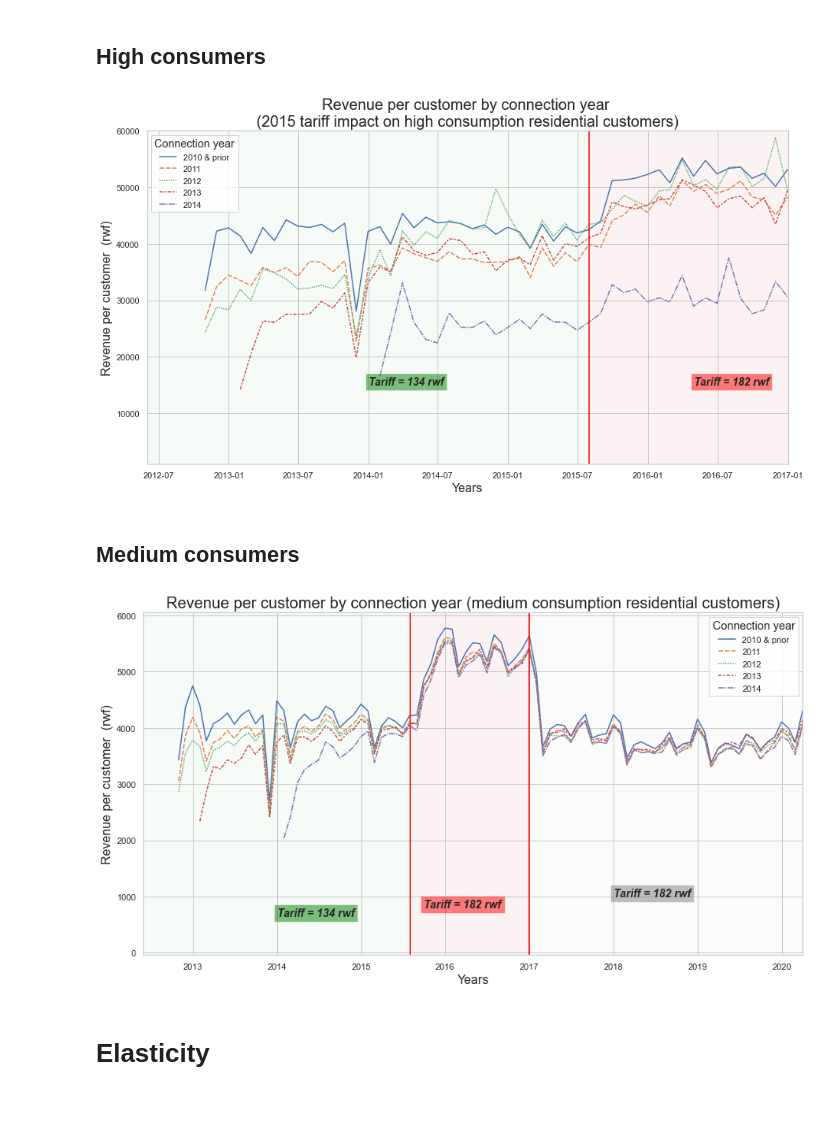
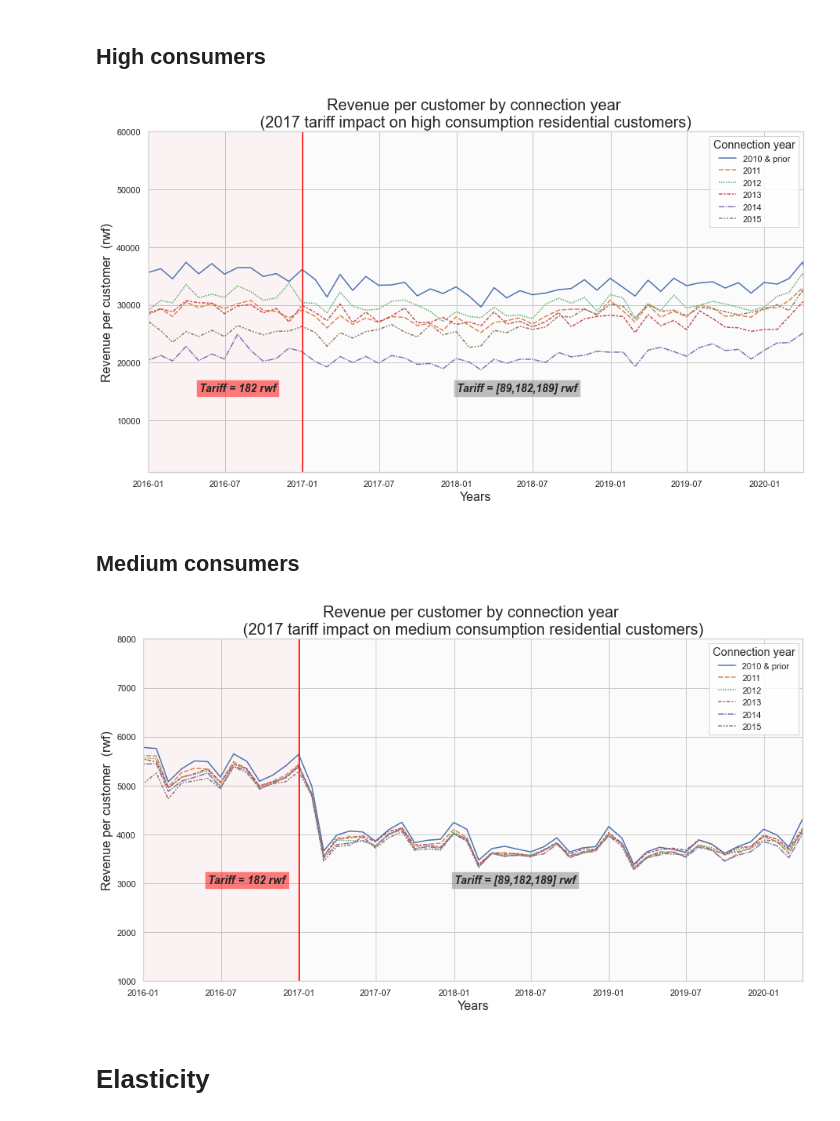
Before and after one commit to mugyenyij/reg_consumption, a Jupyter notebook: median_consumption_by_conn_year.ipynb, the cells around one changed output. Drawn from its saved outputs; the diff is of its cells as text; code cells hidden in the pictures.

```diff
--- a/median_consumption_by_conn_year.ipynb
+++ b/median_consumption_by_conn_year.ipynb
@@ -66,8 +66,7 @@ high_tarrif_df.set_index(['date'], inplace=True)
 payts_dir = '/Users/joelmugyenyi/Desktop/REG_CSV/_smoothed_data'
 payts_datafile = 'smoothed_payments_06142021.pck'
 payts_fp = os.path.join(payts_dir, payts_datafile)
-payts_df = pd.read_pickle(
-    '/Users/joelmugyenyi/Desktop/REG_CSV/_smoothed_data/smoothed_payments_06142021.pck')
+payts_df = pd.read_pickle(payts_fp)
 payts_df['trans_period'] = pd.to_datetime(payts_df[['year', 'month']].assign(day=lambda x: x['month'].apply(
     lambda y: 31 if y in [1, 3, 5, 7, 8, 10, 12] else (30 if y in [4, 6, 9, 11] else (28 if y == 2 else np.nan)))))
 
@@ -973,7 +1109,7 @@ plt.axvspan(datetime.date(2015, 8, 1), datetime.date(2017, 1, 1), alpha=0.03, co
 plt.axvspan(datetime.date(2012, 1, 1),datetime.date(2015, 8, 1), alpha=0.03, color='green')
 plt.axvspan(datetime.date(2015, 8, 1),datetime.date(2020, 4, 1), alpha=0.03, color='gray');
 # %% [output]
-[figure, old version]
+[figure, new version]
 # %% [markdown]
 ## Medium consumers
 # %%
@@ -992,49 +1128,59 @@ from matplotlib.ticker import FuncFormatter
 def millions(x, pos):
     'The two args are the value and tick position'
     return '%1.1fM' % (x * 1e-6)
 
 
 formatter = FuncFormatter(millions)
 
 data_list = ['total_revenue','revenue_per_customer']
 data = data_list[1]
 city = None
 
+xlim = [datetime.date(2012, 6, 1),datetime.date(2016, 1, 1),datetime.date(2017, 1, 1), datetime.date(2020, 4, 1)]
+if tariff_date == tariff_date_1:
+    end_year1 = end_year
+elif tariff_date == tariff_date_2:
+    end_year1 = end_year+1
+
 sns.set(style = 'whitegrid',rc={'figure.figsize':(15,8)})
 if data == 'total_revenue':
     ax = sns.lineplot(data=total_rev_per_year_medium)
     ax.yaxis.set_major_formatter(formatter)
     text_yposition = 12000000
     ax.set_ylabel('monthly revenues  (rwf)', fontsize=16)
     ax.set_title(f'Total monthly revenues by connection year (medium consumption residential customers) {city}', fontsize=20)
 
 elif data == 'revenue_per_customer':
     ax = sns.lineplot(data=rev_per_customer_per_year_medium)
-    text_yposition = 1000
+    text_yposition = 3000
     ax.set_ylabel('Revenue per customer  (rwf)', fontsize=16)
-    ax.set_title(f'Revenue per customer by connection year (medium consumption residential customers)', fontsize=20)
+    ax.set_title(f'Revenue per customer by connection year \n ({end_year1} tariff impact on medium consumption residential customers) ', fontsize=20)
+    ax.set_ylim([1000,8000])
+ax.set_xlabel('Years', fontsize=16)
+plt.legend(rev_legend, # ,'2015','2016','2017','2018','2019'
+          title="Connection year",fancybox=False, title_fontsize='large')
 
-ax.set_xlabel('Years', fontsize=16)
-ax.set_xlim([datetime.date(2012, 6, 1), datetime.date(2020, 4, 1)])
+if tariff_date == tariff_date_1:
+    ax.set_xlim([xlim[0], xlim[2]])
+    plt.axvline(x = datetime.date(2015, 8, 1),
+        color ='red')
+    plt.text(datetime.date(2014, 1, 1),text_yposition ,'Tariff = 134 rwf', fontsize = 14, style='italic',
+            bbox = dict(facecolor = 'green', alpha = 0.5), fontweight='bold')
+elif tariff_date == tariff_date_2:
+    ax.set_xlim([xlim[1], xlim[3]])
+    plt.axvline(x = datetime.date(2017, 1, 1),
+                color ='red')
+    plt.text(datetime.date(2018, 1, 1), text_yposition,'Tariff = [89,182,189] rwf', fontsize = 14, style='italic',
+            bbox = dict(facecolor = 'gray', alpha = 0.5), fontweight='bold')
 
-plt.legend(['2010 & prior', '2011','2012','2013','2014'], # ,'2015','2016','2017','2018','2019'
-          title="Connection year",fancybox=False, title_fontsize='large')
-plt.text(datetime.date(2014, 1, 1),650 ,'Tariff = 134 rwf', fontsize = 14, style='italic',
-        bbox = dict(facecolor = 'green', alpha = 0.5), fontweight='bold')
-plt.text(datetime.date(2015, 10, 1), 800,'Tariff = 182 rwf', fontsize = 14, style='italic',
+plt.text(datetime.date(2016, 6, 1), text_yposition,'Tariff = 182 rwf', fontsize = 14, style='italic',
         bbox = dict(facecolor = 'red', alpha = 0.5), fontweight='bold')
-plt.text(datetime.date(2018, 1, 1), text_yposition,'Tariff = 182 rwf', fontsize = 14, style='italic',
-        bbox = dict(facecolor = 'gray', alpha = 0.5), fontweight='bold')
 
-plt.axvline(x = datetime.date(2015, 8, 1),
-            color ='red')
-plt.axvline(x = datetime.date(2017, 1, 1),
-            color ='red')
 plt.axvspan(datetime.date(2015, 8, 1), datetime.date(2017, 1, 1), alpha=0.03, color='red')
 plt.axvspan(datetime.date(2012, 1, 1),datetime.date(2015, 8, 1), alpha=0.03, color='green')
 plt.axvspan(datetime.date(2015, 8, 1),datetime.date(2020, 4, 1), alpha=0.03, color='gray');
 # %% [output]
-[figure, old version]
+[figure, new version]
 # %% [markdown]
 #  Elasticity
 # %%
```
Also changed, not shown: parts of 34 cells of this notebook, 1 other file.
